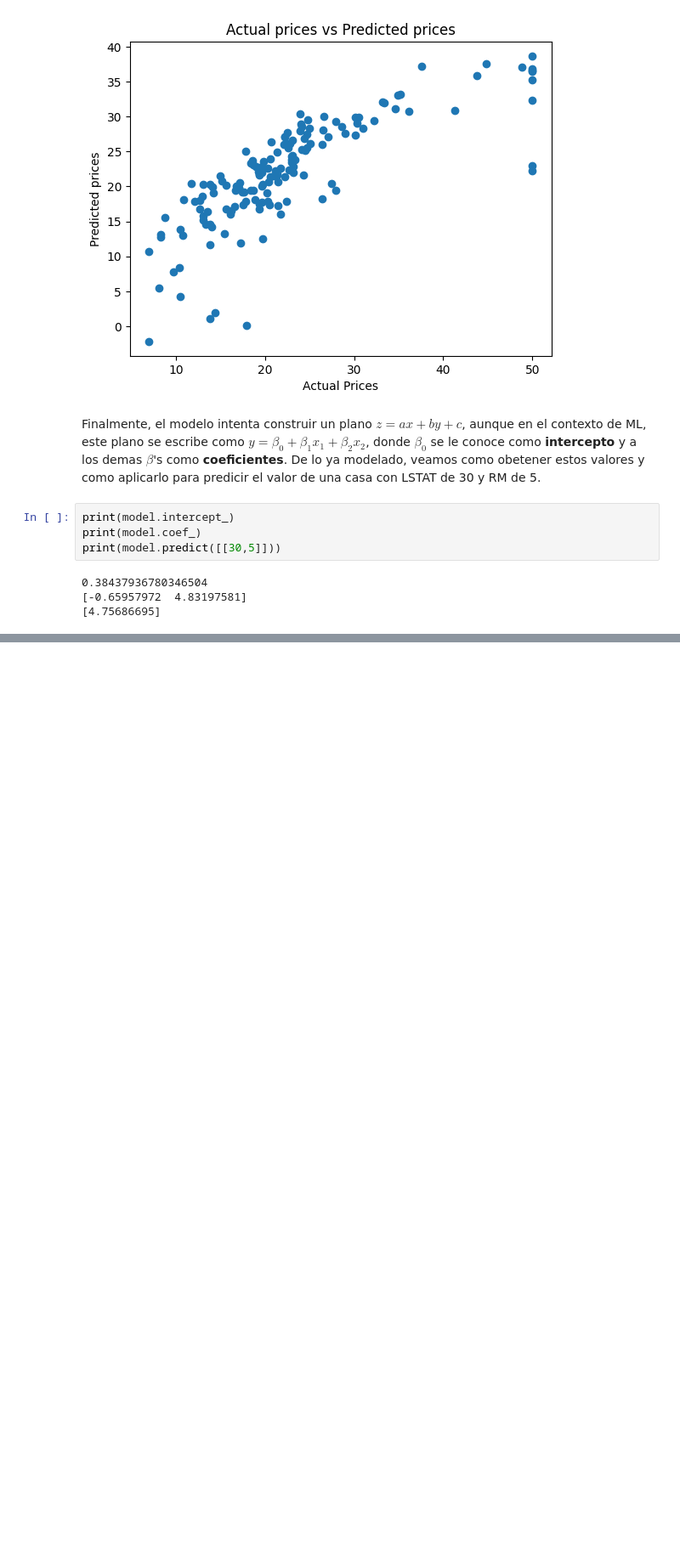
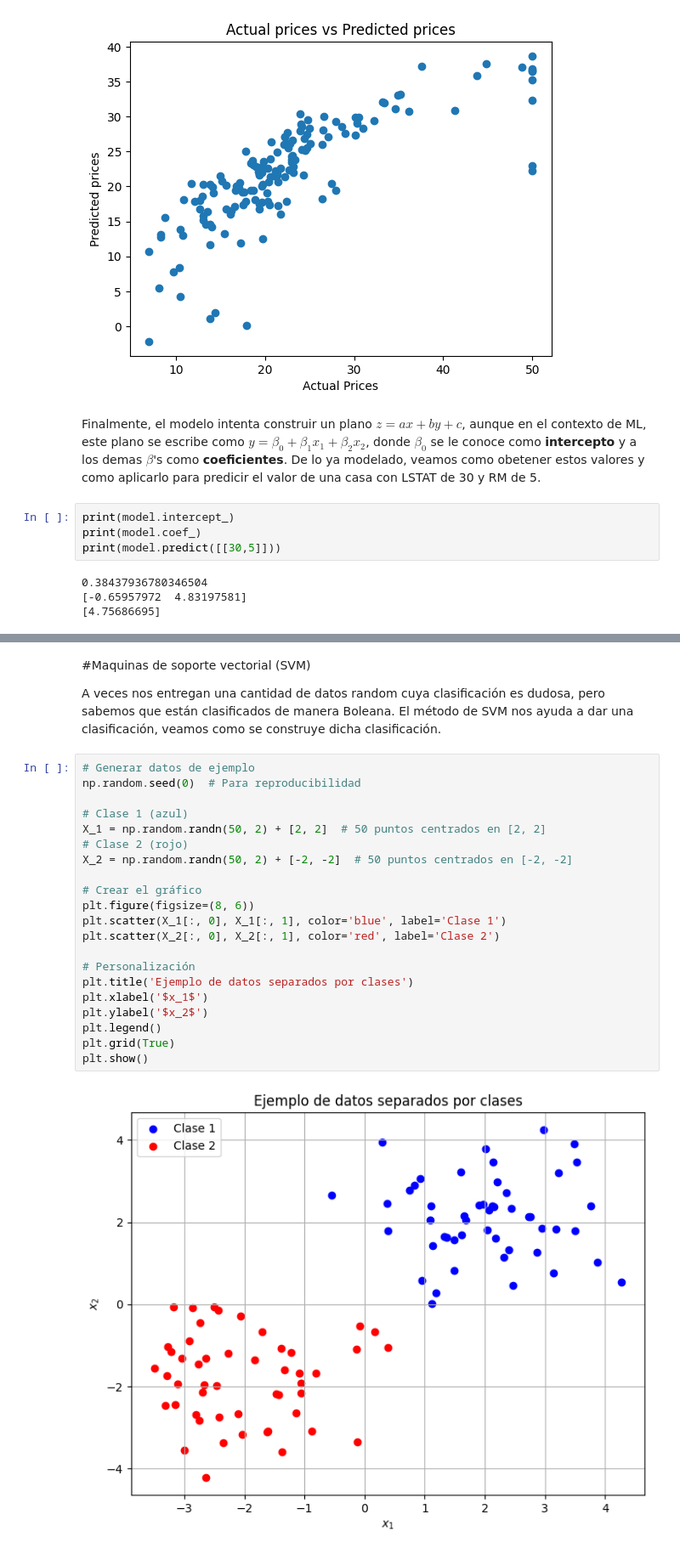
Before and after one commit to StefanoSassy/Introduccion-al-Maching-Learning-, a Jupyter notebook: ML.ipynb, the cells around one changed output, grey strips where cells are left out. Shown at 85% size. Cells and saved outputs as stored; diff of their text form; blank space fills up the shorter version.

```diff
--- a/ML.ipynb
+++ b/ML.ipynb
@@ -464,3 +464,30 @@ alpha = 0.4)
 plt.show()
 # %% [output]
 [figure]
+# %% [markdown]
+#Maquinas de soporte vectorial (SVM)
+
+A veces nos entregan una cantidad de datos random cuya clasificación es dudosa, pero sabemos que están clasificados de manera Boleana. El método de SVM nos ayuda a dar una clasificación, veamos como se construye dicha clasificación.
+# %%
+# Generar datos de ejemplo
+np.random.seed(0)  # Para reproducibilidad
+
+# Clase 1 (azul)
+X_1 = np.random.randn(50, 2) + [2, 2]  # 50 puntos centrados en [2, 2]
+# Clase 2 (rojo)
+X_2 = np.random.randn(50, 2) + [-2, -2]  # 50 puntos centrados en [-2, -2]
+
+# Crear el gráfico
+plt.figure(figsize=(8, 6))
+plt.scatter(X_1[:, 0], X_1[:, 1], color='blue', label='Clase 1')
+plt.scatter(X_2[:, 0], X_2[:, 1], color='red', label='Clase 2')
+
+# Personalización
+plt.title('Ejemplo de datos separados por clases')
+plt.xlabel('$x_1$')
+plt.ylabel('$x_2$')
+plt.legend()
+plt.grid(True)
+plt.show()
+# %% [output]
+[figure, added]
```
Also changed, not shown: parts of 3 cells of this notebook.
